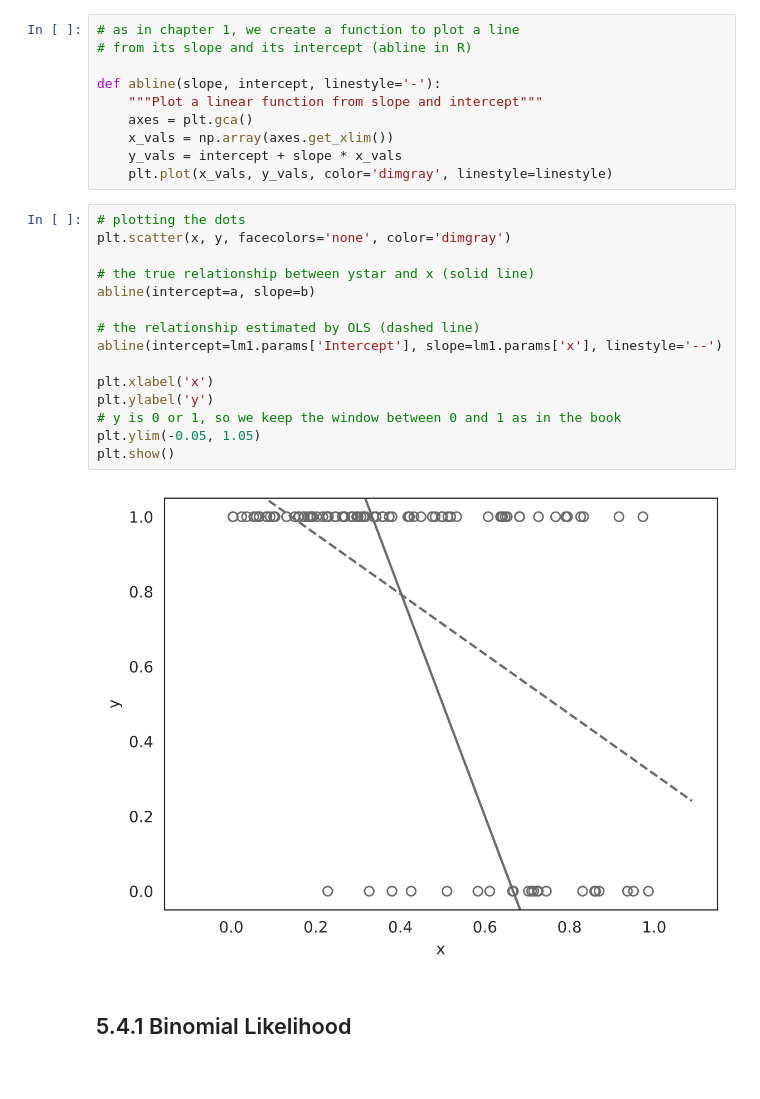
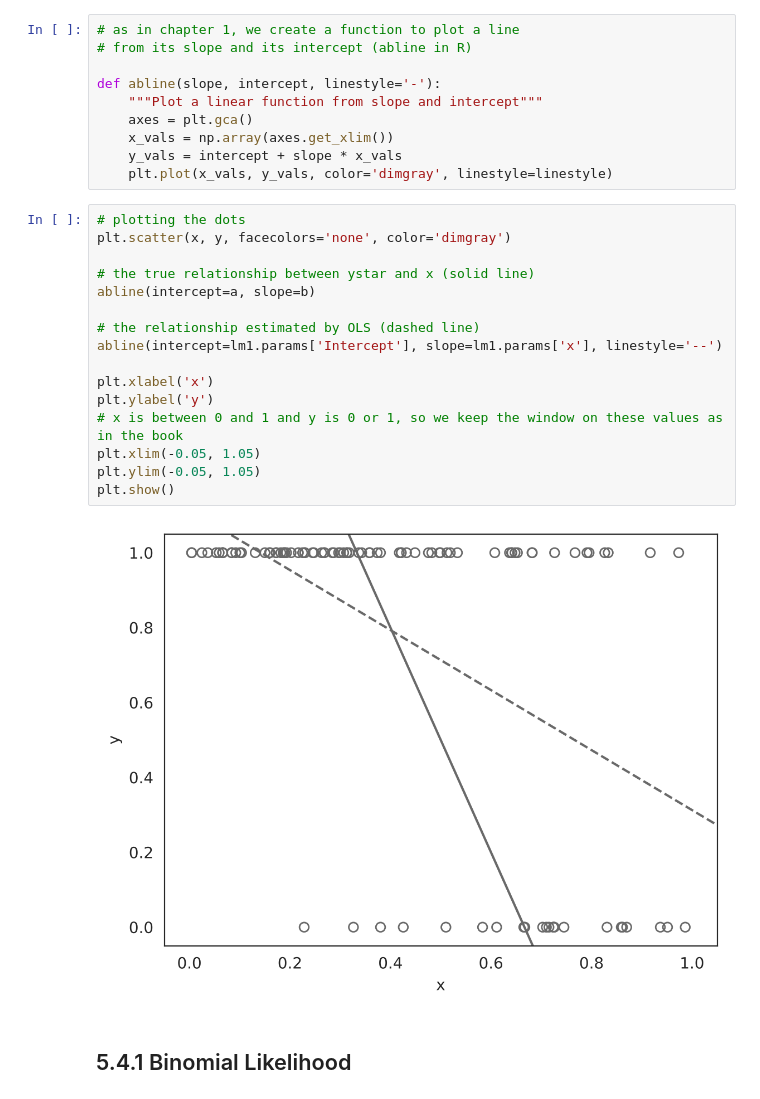
Before and after one commit to amc-econ/learning_microeconometrics_with_python, a Jupyter notebook: notebooks Python/chap_5_estimating_demand.ipynb, the cells around one changed output. Cells and saved outputs as stored; diff of their text form.

```diff
--- a/notebooks Python/chap_5_estimating_demand.ipynb
+++ b/notebooks Python/chap_5_estimating_demand.ipynb
@@ -120,20 +122,21 @@ def abline(slope, intercept, linestyle='-'):
 # %%
 # plotting the dots
 plt.scatter(x, y, facecolors='none', color='dimgray')
 
 # the true relationship between ystar and x (solid line)
 abline(intercept=a, slope=b)
 
 # the relationship estimated by OLS (dashed line)
 abline(intercept=lm1.params['Intercept'], slope=lm1.params['x'], linestyle='--')
 
 plt.xlabel('x')
 plt.ylabel('y')
-# y is 0 or 1, so we keep the window between 0 and 1 as in the book
+# x is between 0 and 1 and y is 0 or 1, so we keep the window on these values as in the book
+plt.xlim(-0.05, 1.05)
 plt.ylim(-0.05, 1.05)
 plt.show()
 # %% [output]
-[figure, old version]
+[figure, new version]
 # %% [markdown]
 ## 5.4.1 Binomial Likelihood
 # %%
```
Also changed, not shown: parts of 2 cells of this notebook.
